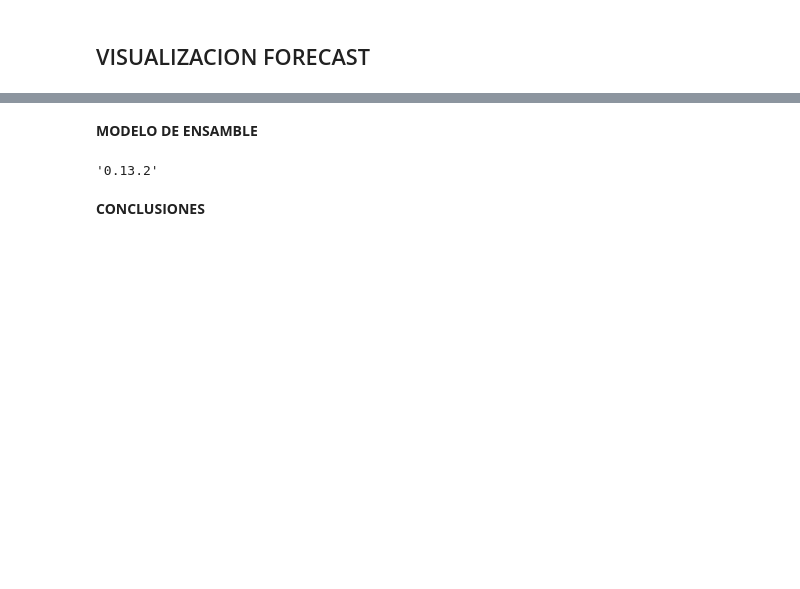
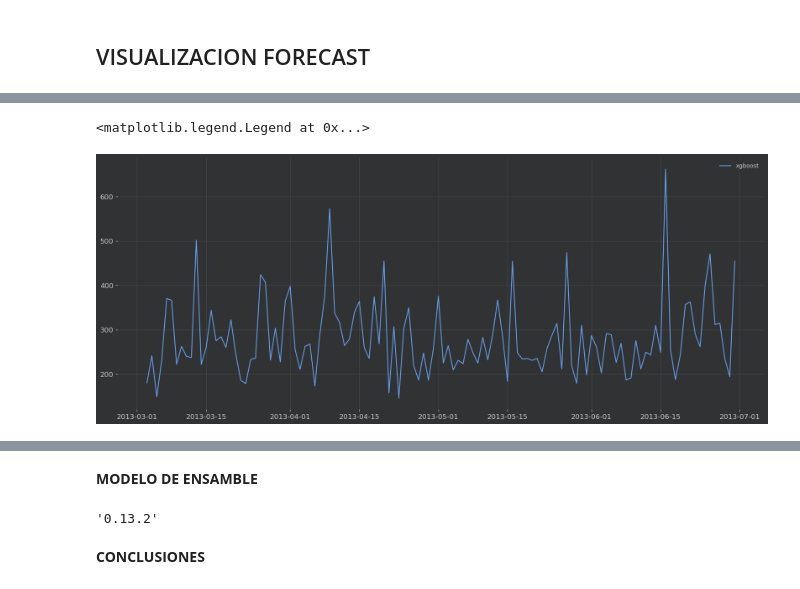
Before and after one commit to AgustinSt1990/tp_final, a Jupyter notebook: TP_FINAL_Machine_Learning.ipynb, the cells around one changed output, grey strips where cells are left out. Drawn from its saved outputs; the diff is of its cells as text; code cells hidden in the pictures; blank space fills up the shorter version.

```diff
--- a/TP_FINAL_Machine_Learning.ipynb
+++ b/TP_FINAL_Machine_Learning.ipynb
@@ -279,0 +371,9 @@ xgboost RMSE prediction 166.998255679513
+# %%
+fig, ax = plt.subplots(figsize=(20,8), dpi=100)
+ax.plot(result_xgboost, label='xgboost')#resample('2d').sum()
+#ax.plot(muestra[['Meat']].iloc[-120:], label='original', color='orange')#resample('2d').sum()
+
+plt.legend()
+# %% [output]
+<matplotlib.legend.Legend at 0x...>
+[figure, added]
```
Also changed, not shown: parts of 30 cells of this notebook, 3 other files.
